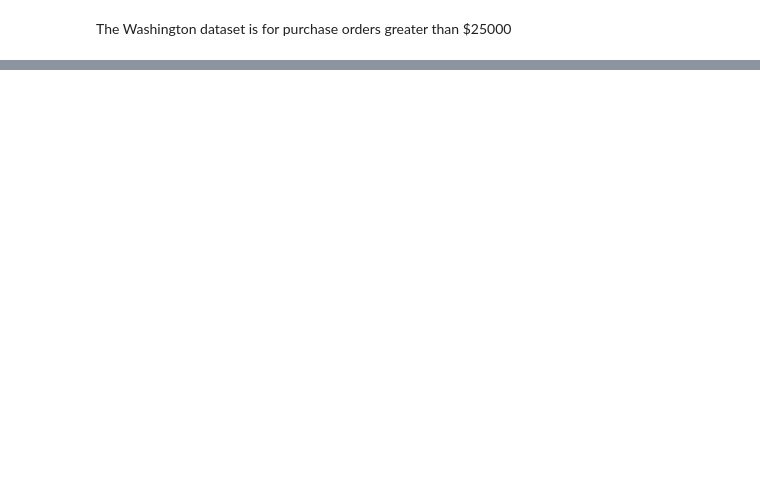
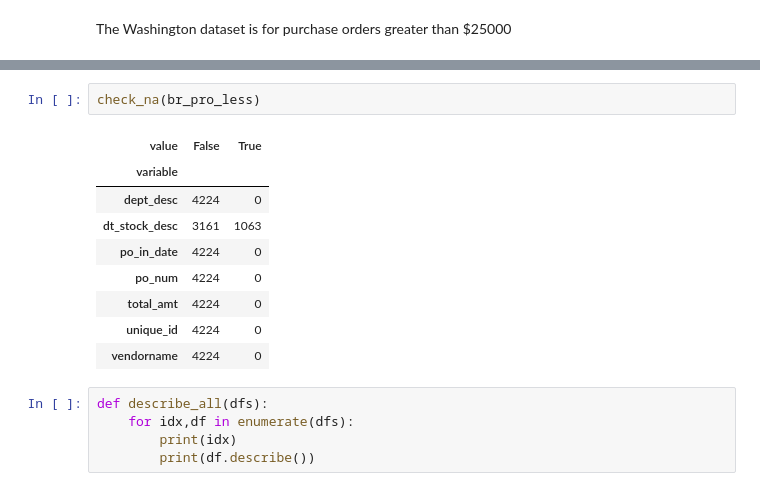
Before and after one commit to sunlightpolicy/open_data_standards_project, a Jupyter notebook: procurement.ipynb, the cells around one changed output, grey strips where cells are left out. Drawn from its saved outputs; the diff is of its cells as text; blank space fills up the shorter version.

```diff
--- a/procurement.ipynb
+++ b/procurement.ipynb
@@ -41,0 +89,17 @@ The Washington dataset is for purchase orders greater than $25000
+# %%
+check_na(br_pro_less)
+# %% [output]
+| value | False | True |
+| variable |  |  |
+| dept_desc | 4224 | 0 |
+| dt_stock_desc | 3161 | 1063 |
+| po_in_date | 4224 | 0 |
+| po_num | 4224 | 0 |
+| total_amt | 4224 | 0 |
+| unique_id | 4224 | 0 |
+| vendorname | 4224 | 0 |
+# %%
+def describe_all(dfs):
+    for idx,df in enumerate(dfs):
+        print(idx)
+        print(df.describe())
```
Also changed, not shown: parts of 18 cells of this notebook, 3 other files.
